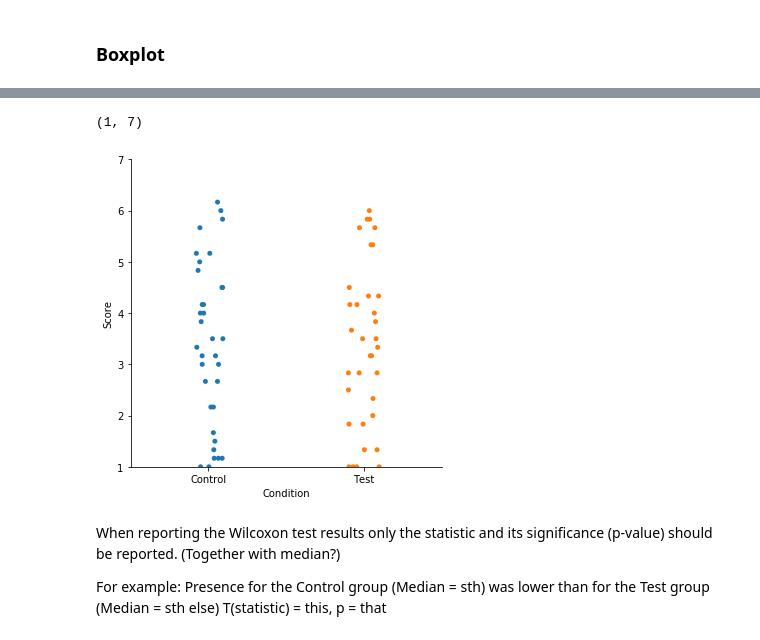
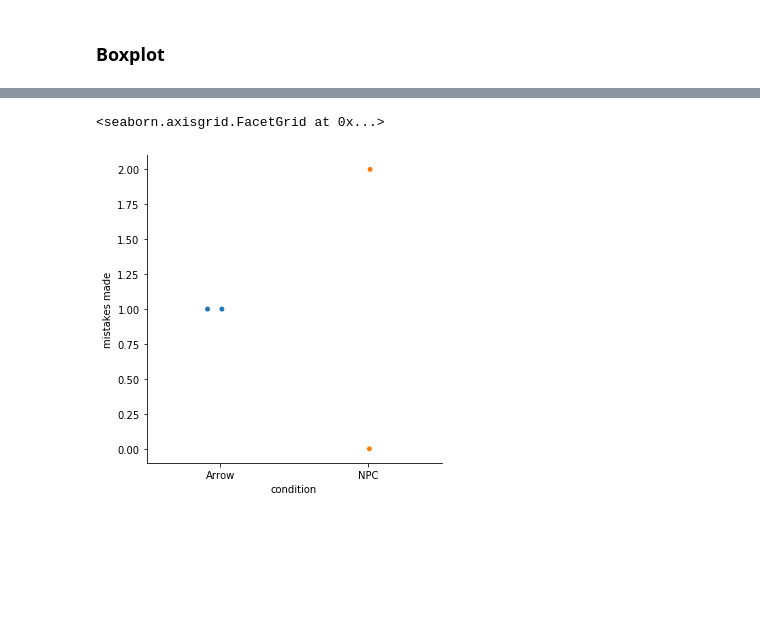
Before and after one commit to latedude2/P5-data-analysis, a Jupyter notebook: P5_result_analysis.ipynb, the cells around one changed output, grey strips where cells are left out. Cells and saved outputs as stored; diff of their text form; code cells hidden in the pictures; blank space fills up the shorter version.

Commit message:
More work on the data analysis

```diff
--- a/P5_result_analysis.ipynb
+++ b/P5_result_analysis.ipynb
@@ -9,13 +9,13 @@ import seaborn as sns
 # using matplotlib
 import matplotlib.pyplot as plt
 
-dataCondition1 = pd.read_csv('condition1.csv')  #Reading data where the arrow was the navigational aid
+dataCondition1 = pd.read_csv('condition1.csv', header=0, names = ['participant number', 'time going forward', 'time going back', 'mistakes made', 'shortcuts taken'])  #Reading data where the arrow was the navigational aid
 dataCondition1
-dataCondition1["Condition"] = "Arrow"
+dataCondition1["condition"] = "Arrow"
 # %%
-dataCondition2 = pd.read_csv('condition2.csv')  #Reading data where NPC was the navigational aid
+dataCondition2 = pd.read_csv('condition2.csv', header=0, names = ['participant number', 'time going forward', 'time going back', 'mistakes made', 'shortcuts taken'])  #Reading data where the arrow was the navigational aid
 dataCondition2
-dataCondition2["Condition"] = "NPC"
+dataCondition2["condition"] = "NPC"
 # %%
 data = pd.concat([dataCondition1, dataCondition2]).reset_index(drop = True)
 data.head(60)
@@ -268,10 +177,5 @@ plt.ylim(bottom = 1,top = 7)
 # %%
-sns.catplot(x = 'Condition', y = "Score", kind = "strip", data = cleanDataControl)
-plt.ylim(bottom = 1,top = 7)
+sns.catplot(x = 'condition', y = "mistakes made", kind = "strip", data = data)
 # %% [output]
-(1, 7)
+<seaborn.axisgrid.FacetGrid at 0x...>
-[figure, old version]
+[figure, new version]
-# %% [markdown]
-When reporting the Wilcoxon test results only the statistic and its significance (p-value) should be reported. (Together with median?)
-
-For example: Presence for the Control group (Median = sth) was lower than for the Test group (Median = sth else) T(statistic) = this, p = that
```
Also changed, not shown: parts of 47 cells of this notebook, 2 other files.
